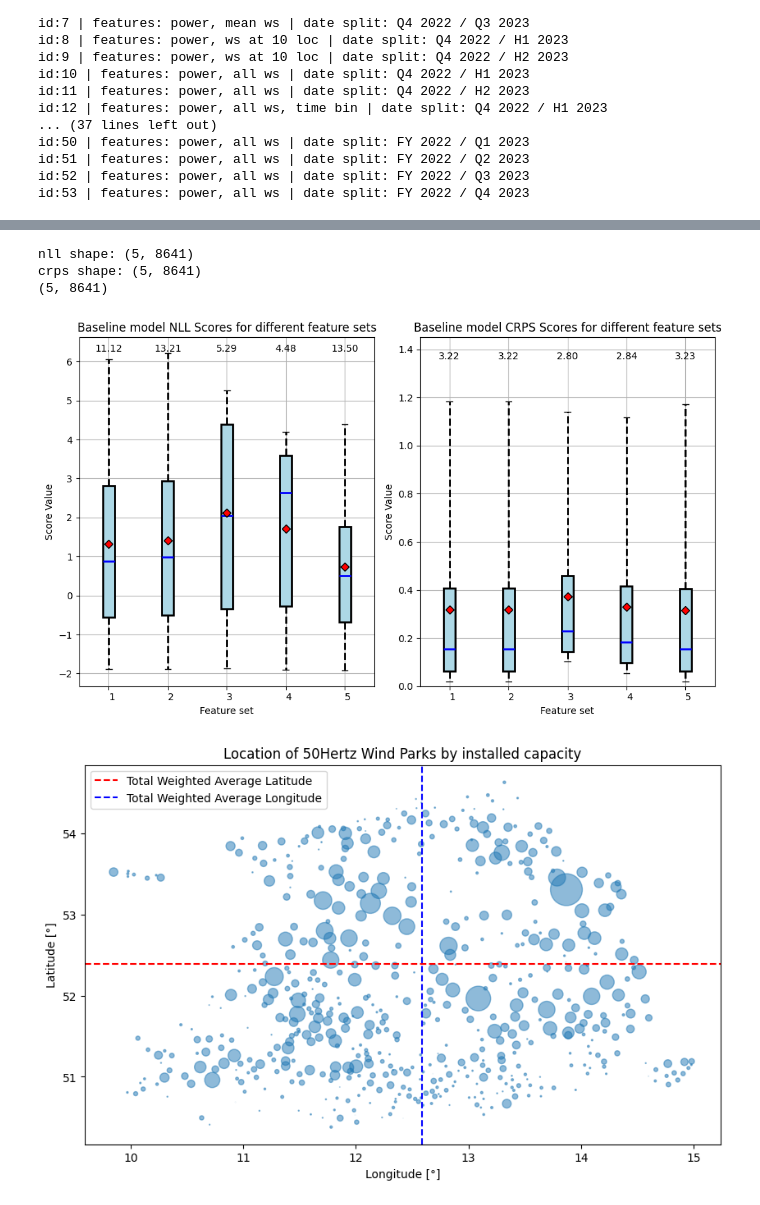
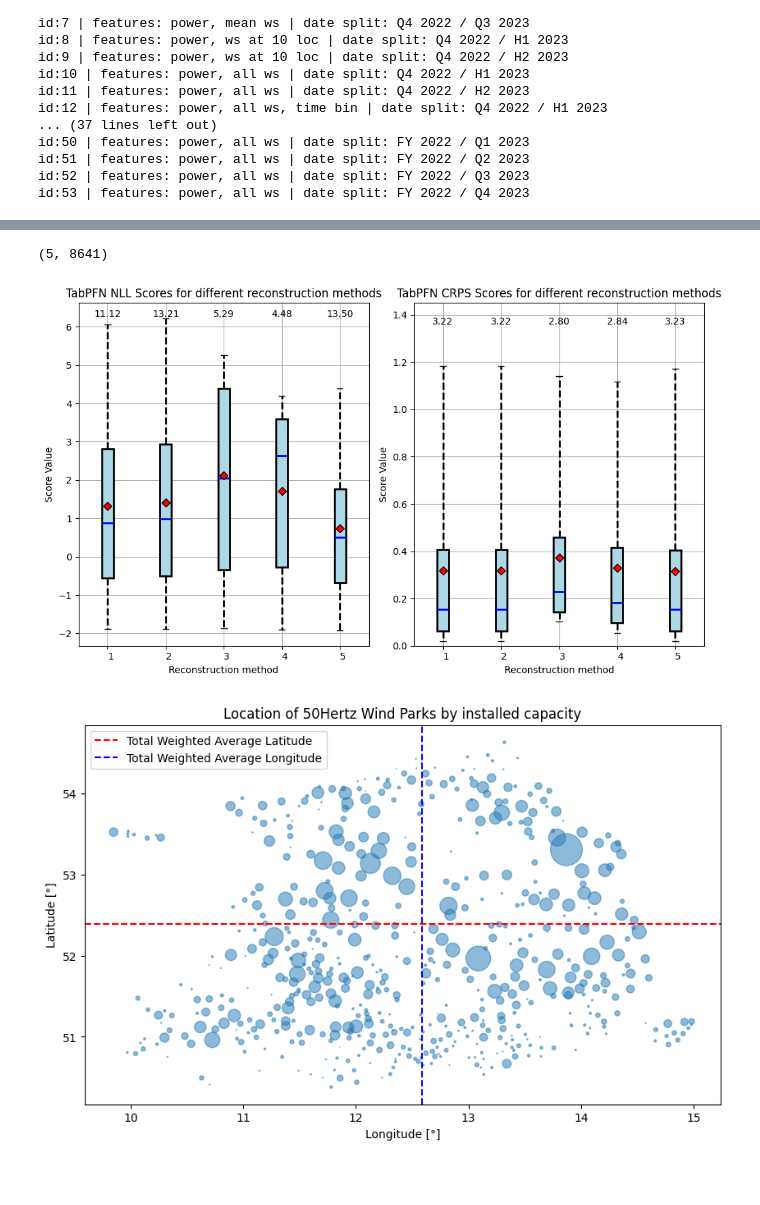
Before and after one commit to Manuel3567/master-thesis, a Jupyter notebook: notebooks/022_models.ipynb, the cells around one changed output, grey strips where cells are left out. Cells and saved outputs as stored; diff of their text form; code cells hidden in the pictures; blank space fills up the shorter version.

Commit message:
add models notebook

```diff
--- a/notebooks/022_models.ipynb
+++ b/notebooks/022_models.ipynb
@@ -2636,6 +2833,6 @@ plt.show()
 # %%
 from analysis.analyses import *
-from analysis.tabpfn import *
+from analysis.TabPFN import *
 from analysis.baseline_model import *
 from analysis.ngboost import *
 
@@ -2686,9 +2883,9 @@ ax1.set_xticks(positions_nll)
 ax1.set_xticklabels(group_labels_nll, rotation=0, ha='left')
 #ax1.set_ylim(-0.5, 5)
 ax1.set_ylabel('Score Value')
-ax1.set_title('Baseline model NLL Scores for different feature sets')
+ax1.set_title('TabPFN NLL Scores for different reconstruction methods')
 ax1.grid(True)
-ax1.set_xlabel("Feature set")
+ax1.set_xlabel("Reconstruction method")
 
 # Prepare data for CRPS plot
 
@@ -2705,38 +2902,36 @@ bp_crps = ax2.boxplot(
     meanprops={"marker":"D", "markerfacecolor":"red", "markeredgecolor":"black", "markersize":6},
     medianprops={"color":"blue", "linewidth":2},
     boxprops={"linewidth":2},
     whiskerprops={"linestyle":"--", "linewidth":2}
 )
 
 # Add max value as text on CRPS plot
 for pos, data in zip(positions_crps, data_to_plot_crps):
     max_val = float(np.max(data))
     ax2.text(pos, 1.35, f"{max_val:.2f}", ha='center', va='bottom', fontsize=10, color='black')
 
 for patch in bp_nll['boxes']:
     patch.set_facecolor('lightblue')
 
 # Set light blue color for all CRPS boxes
 for patch in bp_crps['boxes']:
     patch.set_facecolor('lightblue')
 
 # Styling for CRPS plot
 ax2.set_xticks(positions_crps)
 ax2.set_xticklabels(group_labels_crps, rotation=0, ha='left')
 ax2.set_ylim(0, 1.45)  # Adjust y-scale for CRPS to make the maximum 2
 ax2.set_ylabel('Score Value')
-ax2.set_title('Baseline model CRPS Scores for different feature sets')
+ax2.set_title('TabPFN CRPS Scores for different reconstruction methods')
 ax2.grid(True)
-ax2.set_xlabel("Feature set")
+ax2.set_xlabel("Reconstruction method")
 
 # Adjust layout and show the plot
 plt.tight_layout()
 plt.show()
 # %% [output]
-nll shape: (5, 8641)
-crps shape: (5, 8641)
 (5, 8641)
-[figure, old version]
+[figure, new version]
 # %%
 from analysis.plots import plot_installed_capacity_scatter
 from analysis.datasets import get_coordinates_of_grid_operators
```
Also changed, not shown: parts of 31 cells of this notebook.
